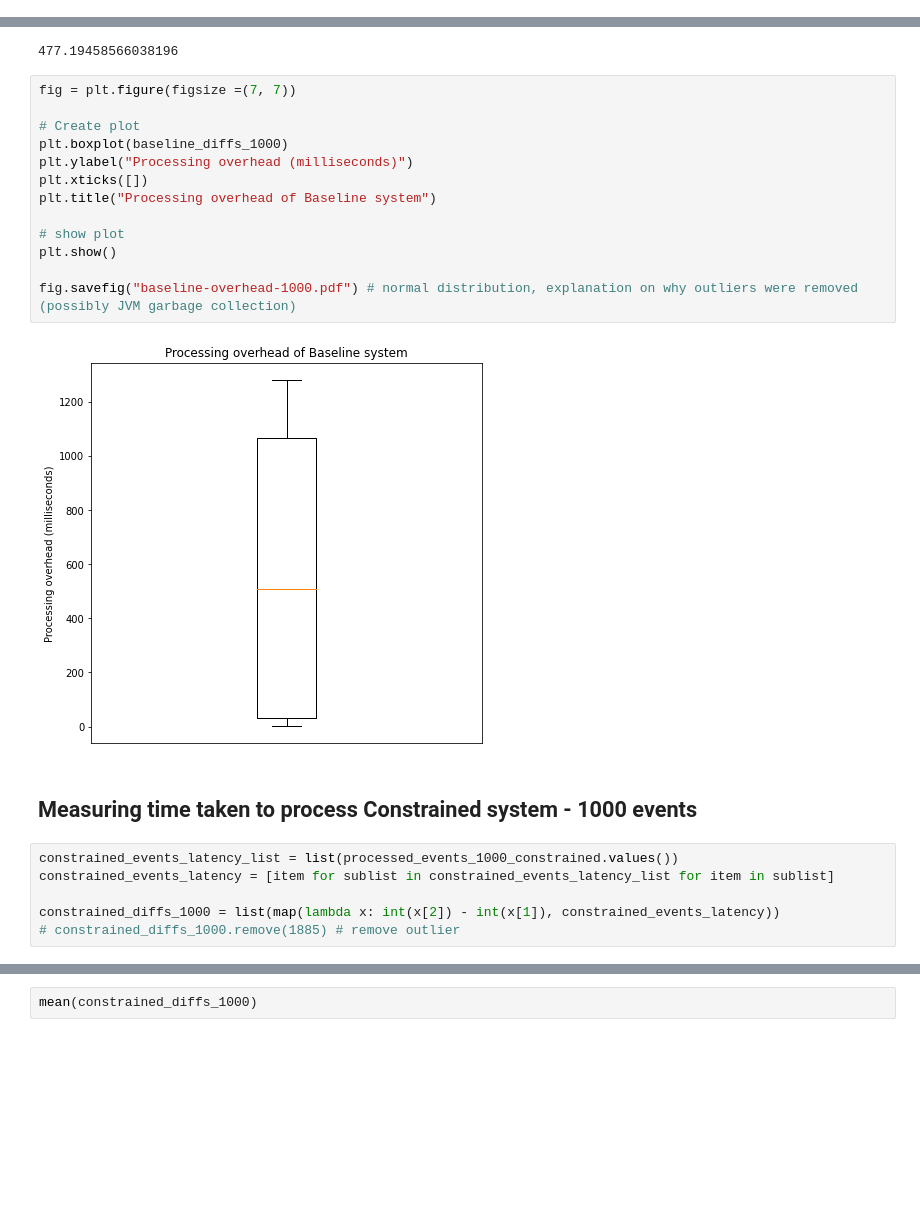
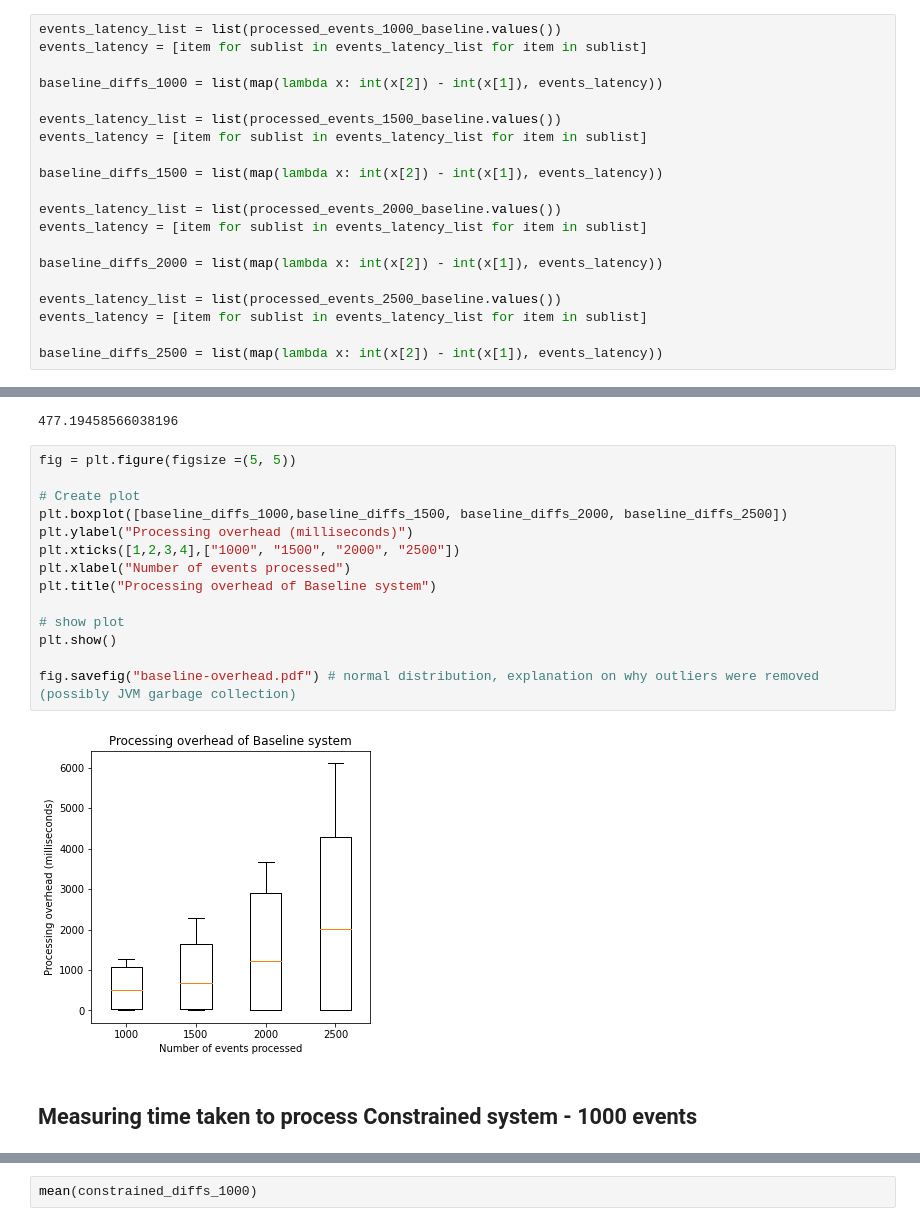
Before and after one commit to amritaramnauth/stream-constraints, a Jupyter notebook: experiments-analysis/extended-events-analysis.ipynb, the cells around one changed output, grey strips where cells are left out. Cells and saved outputs as stored; diff of their text form; blank space fills up the shorter version.

Commit message:
update experiments analysis with graph comparison by constraint type

```diff
--- a/experiments-analysis/extended-events-analysis.ipynb
+++ b/experiments-analysis/extended-events-analysis.ipynb
@@ -64,3 +59,23 @@ baseline_diffs_1000 = list(map(lambda x: int(x[2]) - int(x[1]), events_latency))
+# %%
+events_latency_list = list(processed_events_1000_baseline.values())
+events_latency = [item for sublist in events_latency_list for item in sublist]
+
+baseline_diffs_1000 = list(map(lambda x: int(x[2]) - int(x[1]), events_latency))
+
+events_latency_list = list(processed_events_1500_baseline.values())
+events_latency = [item for sublist in events_latency_list for item in sublist]
+
+baseline_diffs_1500 = list(map(lambda x: int(x[2]) - int(x[1]), events_latency))
+
+events_latency_list = list(processed_events_2000_baseline.values())
+events_latency = [item for sublist in events_latency_list for item in sublist]
+
+baseline_diffs_2000 = list(map(lambda x: int(x[2]) - int(x[1]), events_latency))
+
+events_latency_list = list(processed_events_2500_baseline.values())
+events_latency = [item for sublist in events_latency_list for item in sublist]
+
+baseline_diffs_2500 = list(map(lambda x: int(x[2]) - int(x[1]), events_latency))
 # %%
 mean(baseline_diffs_1000)
 # %% [output]
@@ -74,25 +89,20 @@ stdev(baseline_diffs_1000)
 # %% [output]
 477.19458566038196
 # %%
-fig = plt.figure(figsize =(7, 7))
+fig = plt.figure(figsize =(5, 5))
 
 # Create plot
-plt.boxplot(baseline_diffs_1000)
+plt.boxplot([baseline_diffs_1000,baseline_diffs_1500, baseline_diffs_2000, baseline_diffs_2500])
 plt.ylabel("Processing overhead (milliseconds)")
-plt.xticks([])
+plt.xticks([1,2,3,4],["1000", "1500", "2000", "2500"])
+plt.xlabel("Number of events processed")
 plt.title("Processing overhead of Baseline system")
 
 # show plot
 plt.show()
 
-fig.savefig("baseline-overhead-1000.pdf") # normal distribution, explanation on why outliers were removed (possibly JVM garbage collection)
+fig.savefig("baseline-overhead.pdf") # normal distribution, explanation on why outliers were removed (possibly JVM garbage collection)
 # %% [output]
-[figure, old version]
+[figure, new version]
 # %% [markdown]
 ## Measuring time taken to process Constrained system - 1000 events
-# %%
-constrained_events_latency_list = list(processed_events_1000_constrained.values())
-constrained_events_latency = [item for sublist in constrained_events_latency_list for item in sublist]
-
-constrained_diffs_1000 = list(map(lambda x: int(x[2]) - int(x[1]), constrained_events_latency))
-# constrained_diffs_1000.remove(1885) # remove outlier
```
Also changed, not shown: parts of 6 cells of this notebook, 10 other files.
